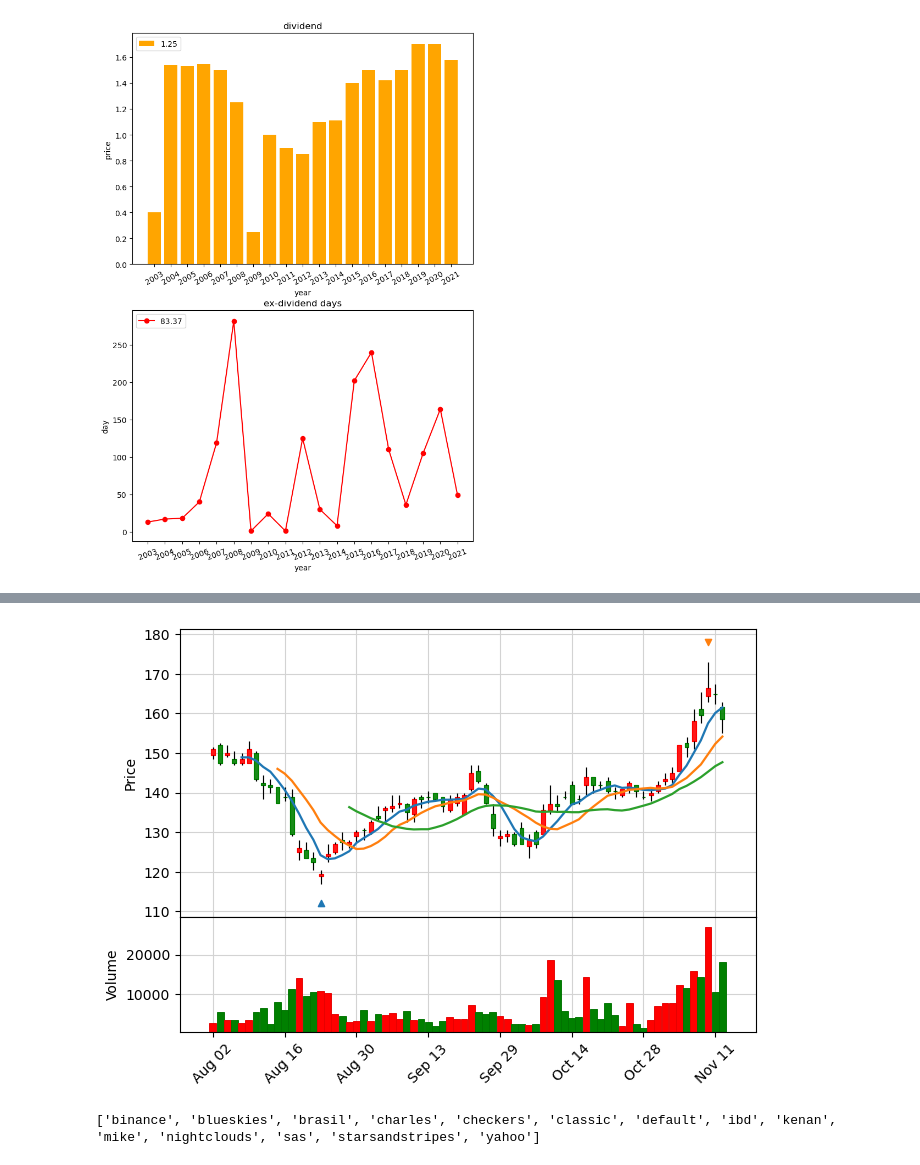
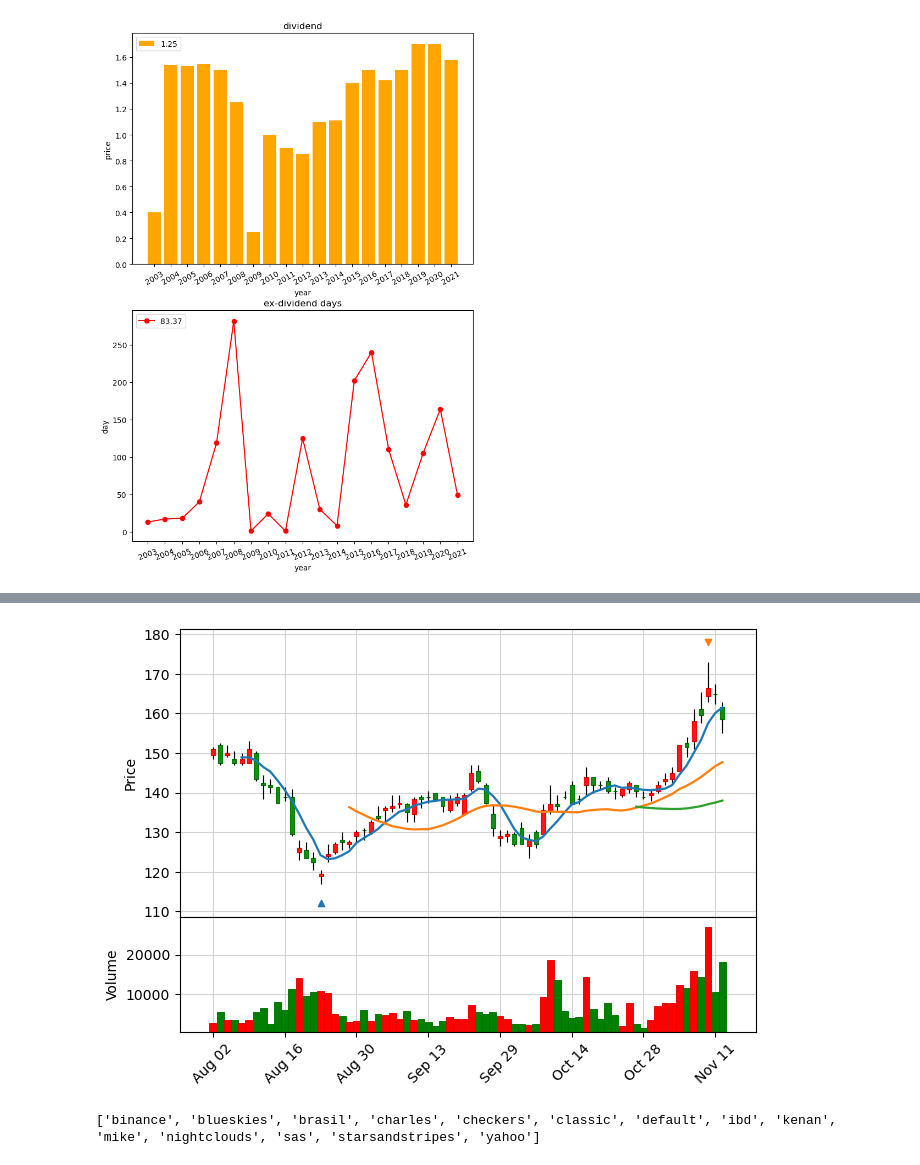
Before and after one commit to oscar50513/stock_project, a Jupyter notebook: Midterm/Midterm.ipynb, the cells around one changed output, grey strips where cells are left out. Drawn from its saved outputs; the diff is of its cells as text; code cells hidden in the pictures.

```diff
--- a/Midterm/Midterm.ipynb
+++ b/Midterm/Midterm.ipynb
@@ -103,31 +115,31 @@ plt.show()
 # %%
 import mplfinance as mpf
 import pandas as pd
 import numpy as np
 
 data = pd.read_csv('2377.csv', index_col='Date')
 data.index = pd.DatetimeIndex(data.index)
 data_2021 = data.loc['2021-8-01':,:]
 #print(data_2021)
 low = data_2021['Low'].min()
 high = data_2021['High'].max()
 down = [np.nan]*len(data_2021['Low'])
 up = [np.nan]*len(data_2021['Low'])
 for i in range(len(data_2021)):
     if low == data_2021['Low'][i]:
         down[i] = low-5
     if high == data_2021['High'][i]:
         up[i] = high+5
 
 add = [mpf.make_addplot(down,scatter=True,markersize=20,marker='^'),
        mpf.make_addplot(up,scatter=True,markersize=20,marker='v')
       ]
 mc = mpf.make_marketcolors(up='r', down='g', volume='inherit', edge='inherit')
 cs  = mpf.make_mpf_style(marketcolors=mc, gridcolor="lightgray")
 
-mpf.plot(data_2021,addplot = add,type = 'candle', style=cs, volume = True, mav=(5,10,20))
+mpf.plot(data_2021,addplot = add,type = 'candle', style=cs, volume = True, mav=(5,20,60))
 # %% [output]
-[figure, old version]
+[figure, new version]
 # %%
 print(mpf.available_styles())
 # %% [output]
```
Also changed, not shown: parts of 3 cells of this notebook.
